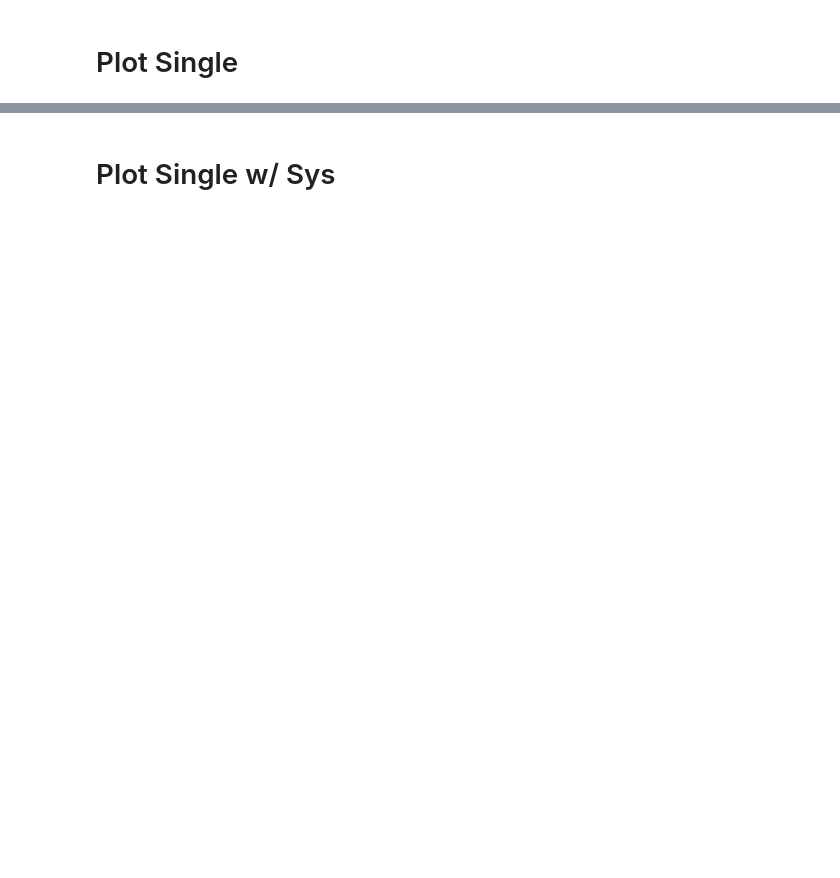
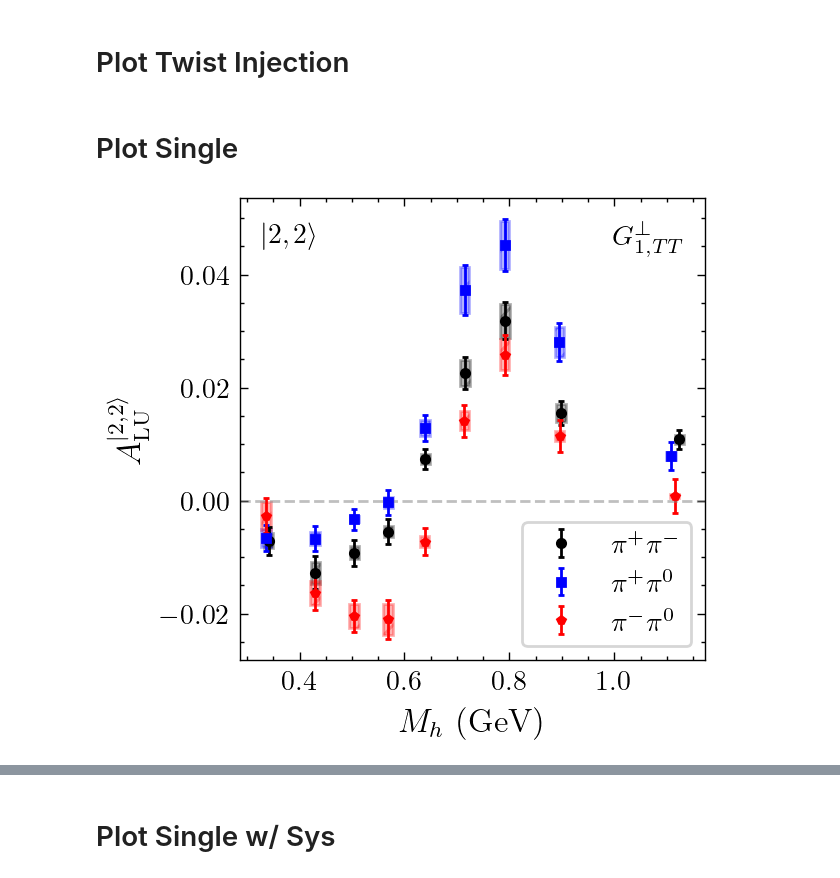
Before and after one commit to Gregtom3/YAPWR, a Jupyter notebook: analysis/playground.ipynb, the cells around one changed output, grey strips where cells are left out. Cells and saved outputs as stored; diff of their text form; code cells hidden in the pictures; blank space fills up the shorter version.

```diff
--- a/analysis/playground.ipynb
+++ b/analysis/playground.ipynb
@@ -10,3 +44,16 @@ import dataloader
+# %% [markdown]
+# Plot Twist Injection
 # %% [markdown]
 # Plot Single
+# %%
+path = "../out/full_v2_Mh/asymmetry_results.yaml"
+data = dataloader.loadFromYamlPath(path)
+pairs = [{"pair":"piplus_piminus"},
+         {"pair":"piplus_pi0"},
+         {"pair":"piminus_pi0"}]
+fig,ax = plt.subplots(1,1,dpi=200,figsize=(3,3))
+asym_plotter.fetchAx(yamlData=data, L=2, M=2, twist=2, series_specs=pairs, ax=ax, show_sys_band=True, A_raw = True, bin_var="Mh")
+plt.show()
+# %% [output]
+[figure, added]
 # %%
```
Also changed, not shown: parts of 15 cells of this notebook.
